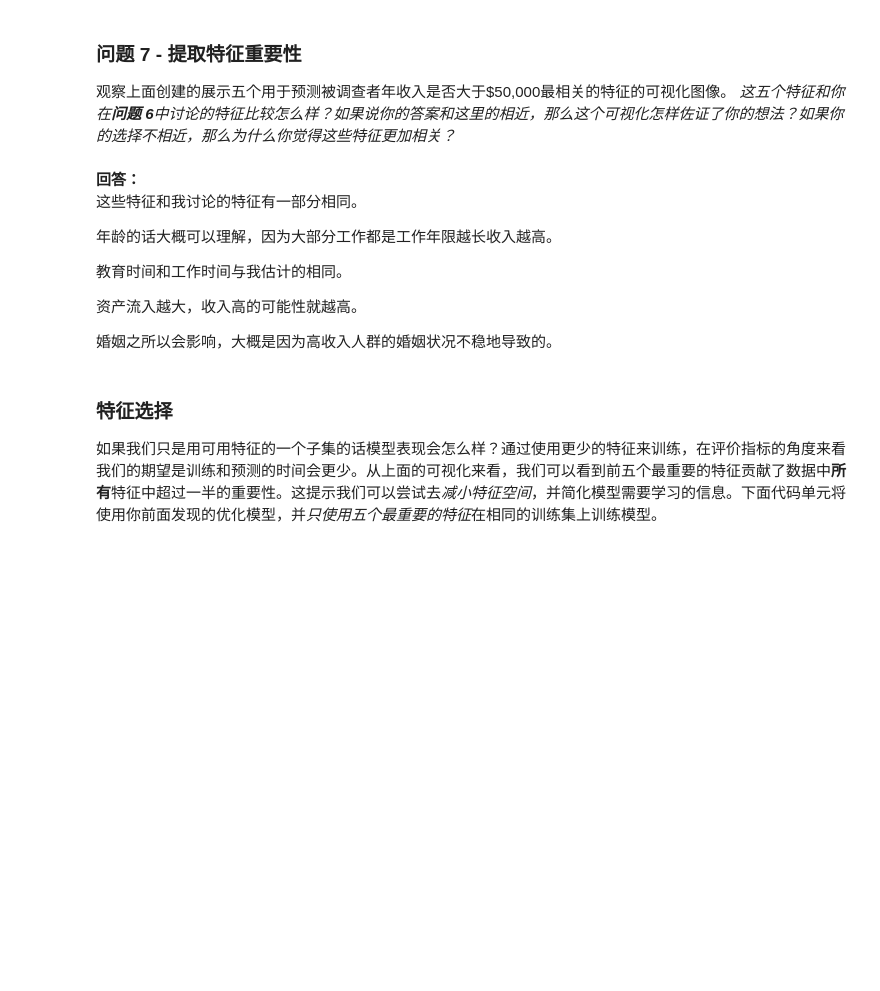
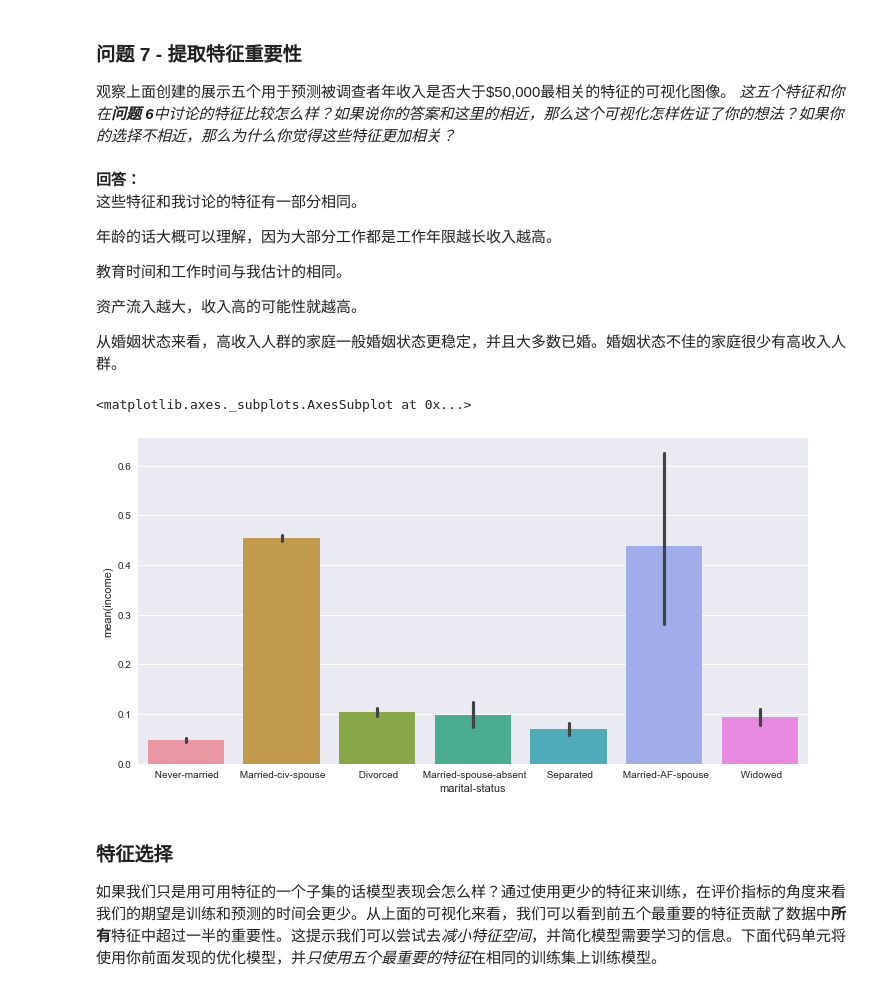
Before and after one commit to KIDJourney/youda_finding_donors, a Jupyter notebook: finding_donors.ipynb, the cells around one changed output. Cells and saved outputs as stored; diff of their text form; code cells hidden in the pictures; blank space fills up the shorter version.

```diff
--- a/finding_donors.ipynb
+++ b/finding_donors.ipynb
@@ -540,7 +540,15 @@ _这五个特征和你在**问题 6**中讨论的特征比较怎么样？如果
 
 资产流入越大，收入高的可能性就越高。
 
-婚姻之所以会影响，大概是因为高收入人群的婚姻状况不稳地导致的。
+从婚姻状态来看，高收入人群的家庭一般婚姻状态更稳定，并且大多数已婚。婚姻状态不佳的家庭很少有高收入人群。
+# %%
+import matplotlib.pyplot as plt
+
+plt.figure(figsize=(12, 6))
+sns.barplot(x=data["marital-status"], y=income)
+# %% [output]
+<matplotlib.axes._subplots.AxesSubplot at 0x...>
+[figure, added]
 # %% [markdown]
 ### 特征选择
 
```
Also changed, not shown: parts of 4 cells of this notebook, 1 other file.
